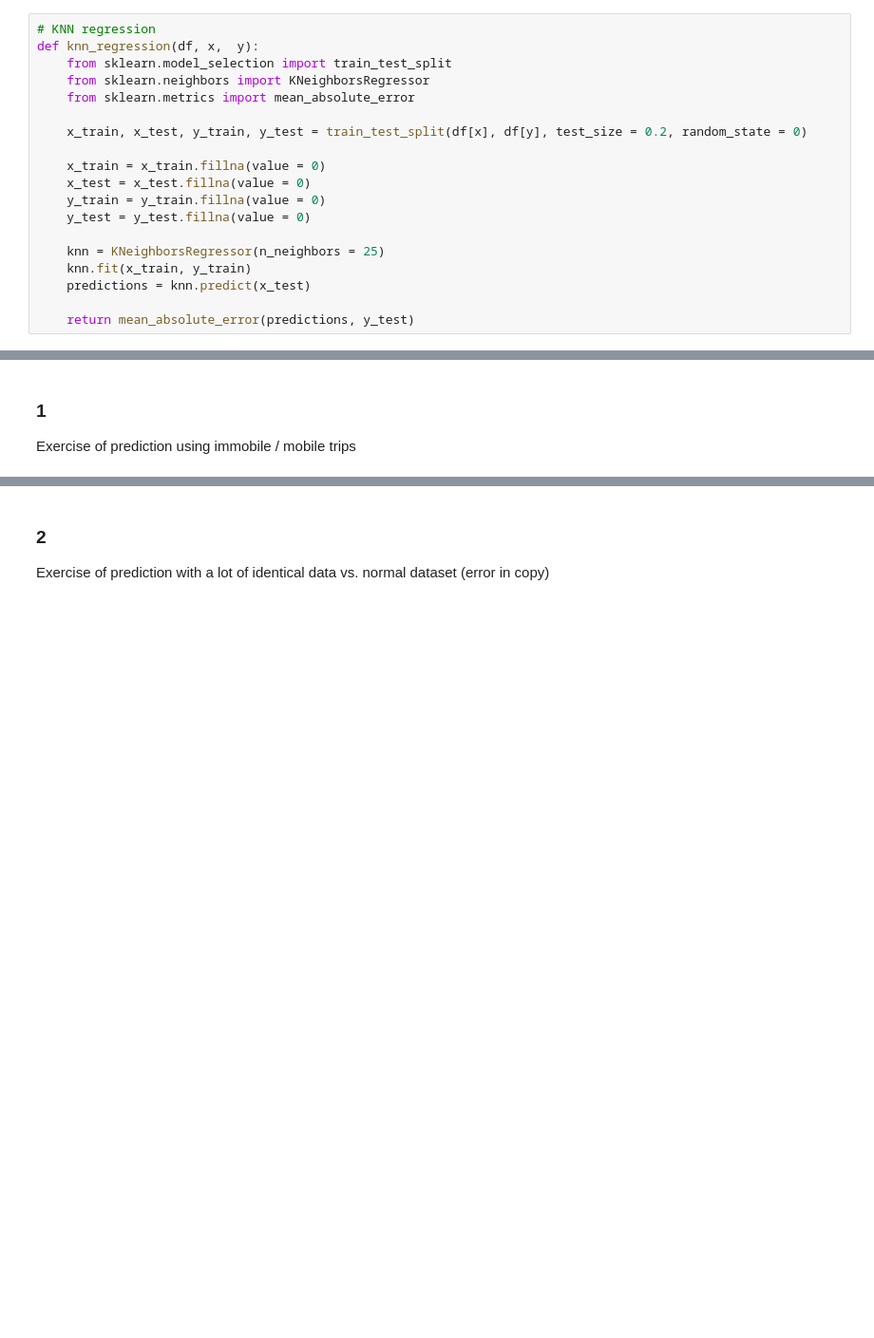
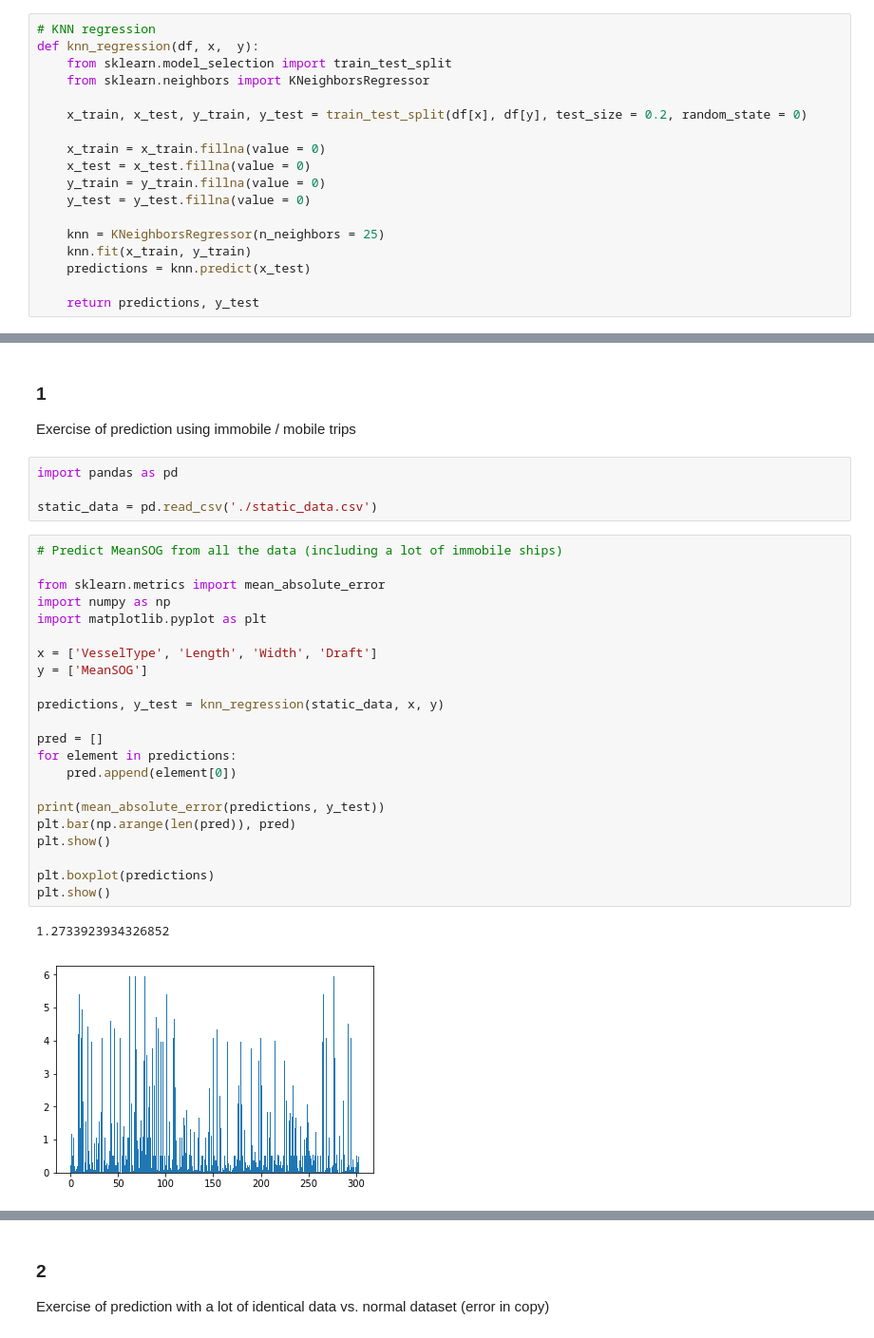
Before and after one commit to xldrkp/jb-test, a Jupyter notebook: content/chapter1-numerical/1-2-experiments.ipynb, the cells around one changed output, grey strips where cells are left out. Shown: that part at 95% size. Cells and saved outputs as stored; diff of their text form; blank space fills up the shorter version.

```diff
--- a/content/chapter1-numerical/1-2-experiments.ipynb
+++ b/content/chapter1-numerical/1-2-experiments.ipynb
@@ -41,7 +41,6 @@ There are 2 kinds of supervised prediction tasks: classification and regression.
 def knn_regression(df, x,  y):
     from sklearn.model_selection import train_test_split
     from sklearn.neighbors import KNeighborsRegressor
-    from sklearn.metrics import mean_absolute_error
 
     x_train, x_test, y_train, y_test = train_test_split(df[x], df[y], test_size = 0.2, random_state = 0)
 
@@ -54,7 +53,7 @@ def knn_regression(df, x,  y):
     knn.fit(x_train, y_train)
     predictions = knn.predict(x_test)
 
-    return mean_absolute_error(predictions, y_test)
+    return predictions, y_test
 # %%
 # KNN classification
 def knn_classification(df, x,  y):
@@ -322,3 +391,32 @@ Exercise of prediction with wrong data
 # %% [markdown]
 ### 1
 Exercise of prediction using immobile / mobile trips
+# %%
+import pandas as pd
+
+static_data = pd.read_csv('./static_data.csv')
+# %%
+# Predict MeanSOG from all the data (including a lot of immobile ships)
+
+from sklearn.metrics import mean_absolute_error
+import numpy as np
+import matplotlib.pyplot as plt
+
+x = ['VesselType', 'Length', 'Width', 'Draft']
+y = ['MeanSOG']
+
+predictions, y_test = knn_regression(static_data, x, y)
+
+pred = []
+for element in predictions:
+    pred.append(element[0])
+
+print(mean_absolute_error(predictions, y_test))
+plt.bar(np.arange(len(pred)), pred)
+plt.show()
+
+plt.boxplot(predictions)
+plt.show()
+# %% [output]
+1.2733923934326852
+[figure, added]
```
Also changed, not shown: parts of 32 cells of this notebook.
